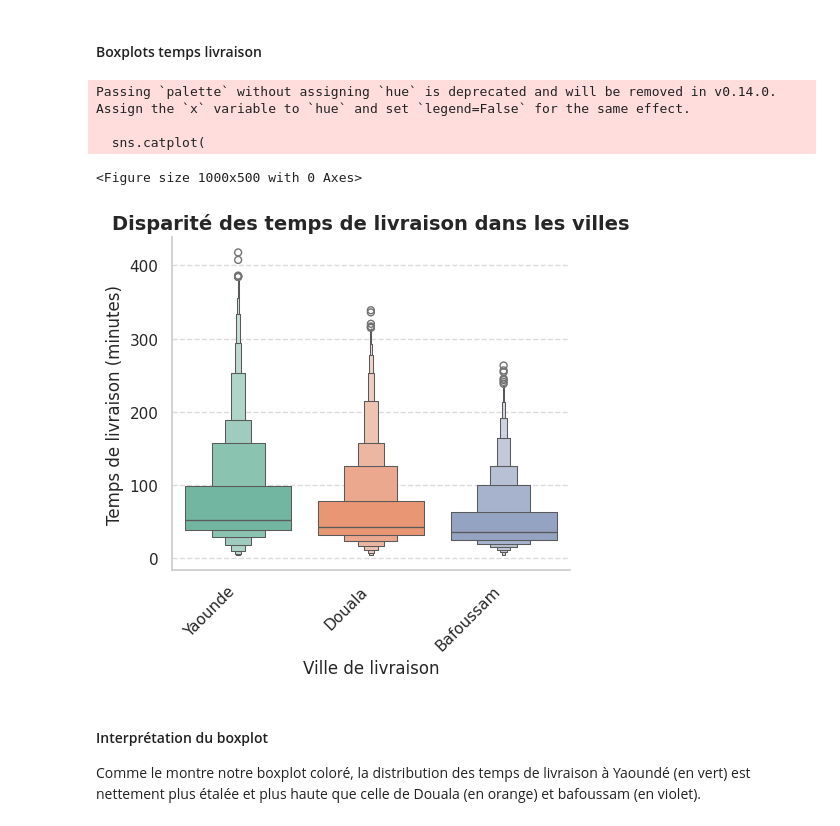
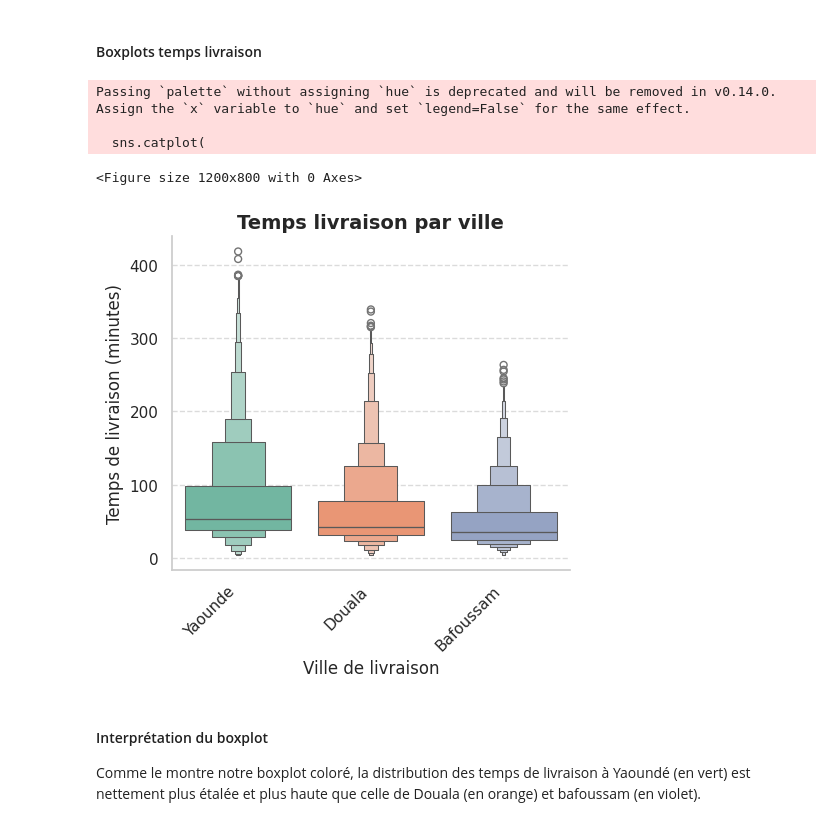
Before and after one commit to Codeur63/Projet_1-Data_IA_enginner, a Jupyter notebook: notebooks/statistics.ipynb, the cells around one changed output. Saved outputs shown, nothing was run; the diff lists cells and outputs as text; code cells hidden in the pictures.

```diff
--- a/notebooks/statistics.ipynb
+++ b/notebooks/statistics.ipynb
@@ -140,17 +159,19 @@ Nous allons definir des fonctions de normalisation pour nos donnés et les appli
 
 # Normalise les status
 def status_normalise(value):
+
     if pd.isna(value):
         return np.nan
+
     value = str(value).strip().lower()
     if value in {"livrÃ©", "LivrÃ©", "LIVRE", "livre", "livré", "livrã©"}:
-        return "livré"
+        return "delivered"
     if value in {"en_retard", "en retard", "retard", "En_retard", "EN_RETARD"}:
-        return "en_retard"
+        return "late"
     if value in {"annule", "ANNULE", "AnnulÃ©", "annulÃ©","annulã©"}:
-        return "annulé"
+        return "cancelled"
     if value in {"en_cours", "en cours","En_cours"}:
-        return "en_cours"
+        return "in_progress"
     return value.strip().lower()
 
 # Normalisé les numéros téléphone
@@ -172,10 +193,14 @@ def normalise_phone(phone):
 def city_normalise(value):
     if pd.isna(value):
         return np.nan
-    if value in {"Yaoundã©","Yaoundã©","YaoundÃ©"}:
+    if value in {"Yaoundã©","Yaoundã©","YaoundÃ©","YaoundÃ©","YaoundÃ©","Yaounde", "yaounde","yaoundã©"}:
         return "Yaounde"
+    if value in {"DOUALA", "Douala", "douala","douala","douala"}:
+        return "Douala"
+    if value in {"BAFOUSSAM", "Bafoussam","Bafoussam","bafoussam"}:
+        return "Bafoussam"
     value = str(value).strip().lower()
-    return value.capitalize()
+    return value
 
 # Identifier les formats data de Orders :
 DATE_FORMATS = [
@@ -214,11 +239,11 @@ orders ['city'] = orders['city'].apply(city_normalise)
 orders['order_date'] = orders['order_date'].apply(date_normalise)
 
 orders["delivery_time_min"] = pd.to_numeric(orders["delivery_time_min"], errors="coerce")
-orders["total_amount_xaf"] = pd.to_numeric(
-    orders["total_amount_xaf"], errors="coerce"
-).abs()
+# orders["total_amount_xaf"] = pd.to_numeric(
+#     orders["total_amount_xaf"], errors="coerce"
+# ).abs()
 
-customers["loyalty_score"] = pd.to_numeric(customers["loyalty_score"], errors="coerce")
+# customers["loyalty_score"] = pd.to_numeric(customers["loyalty_score"], errors="coerce")
 # %% [markdown]
 ## Statisique descriptives
 Nous allons calculez les statistiques descriptives (moyenne, médiane, écart-type, quartiles) des temps de livraison
@@ -290,26 +324,27 @@ plt.figure(figsize=(10,5))
 # %% [markdown]
 #### Boxplots temps livraison
 # %%
-plt.figure(figsize=(10,5))
+plt.figure(figsize=(12,8))
 sns.catplot(
     data=orders.dropna(subset=["delivery_time_min"]),
     x="city", y="delivery_time_min", kind="boxen",
     palette="Set2"
 )
 
-plt.title("Disparité des temps de livraison dans les villes", fontsize=14, fontweight='bold')
+plt.title("Temps livraison par ville", fontsize=14, fontweight='bold')
 plt.xlabel("Ville de livraison", fontsize=12)
 plt.ylabel("Temps de livraison (minutes)", fontsize=12)
 plt.xticks(rotation=45, ha="right")
 plt.grid(axis='y', linestyle='--', alpha=0.7)
+plt.savefig("../reports/statistics/boxplotVille.png", bbox_inches="tight", dpi=150)
 plt.tight_layout()
 plt.show()
 # %% [output]
 Passing `palette` without assigning `hue` is deprecated and will be removed in v0.14.0. Assign the `x` variable to `hue` and set `legend=False` for the same effect.
 
   sns.catplot(
-<Figure size 1000x500 with 0 Axes>
+<Figure size 1200x800 with 0 Axes>
-[figure, old version]
+[figure, new version]
 # %% [markdown]
 #### Interprétation du boxplot
 
```
Also changed, not shown: parts of 22 cells of this notebook, 11 other files.
